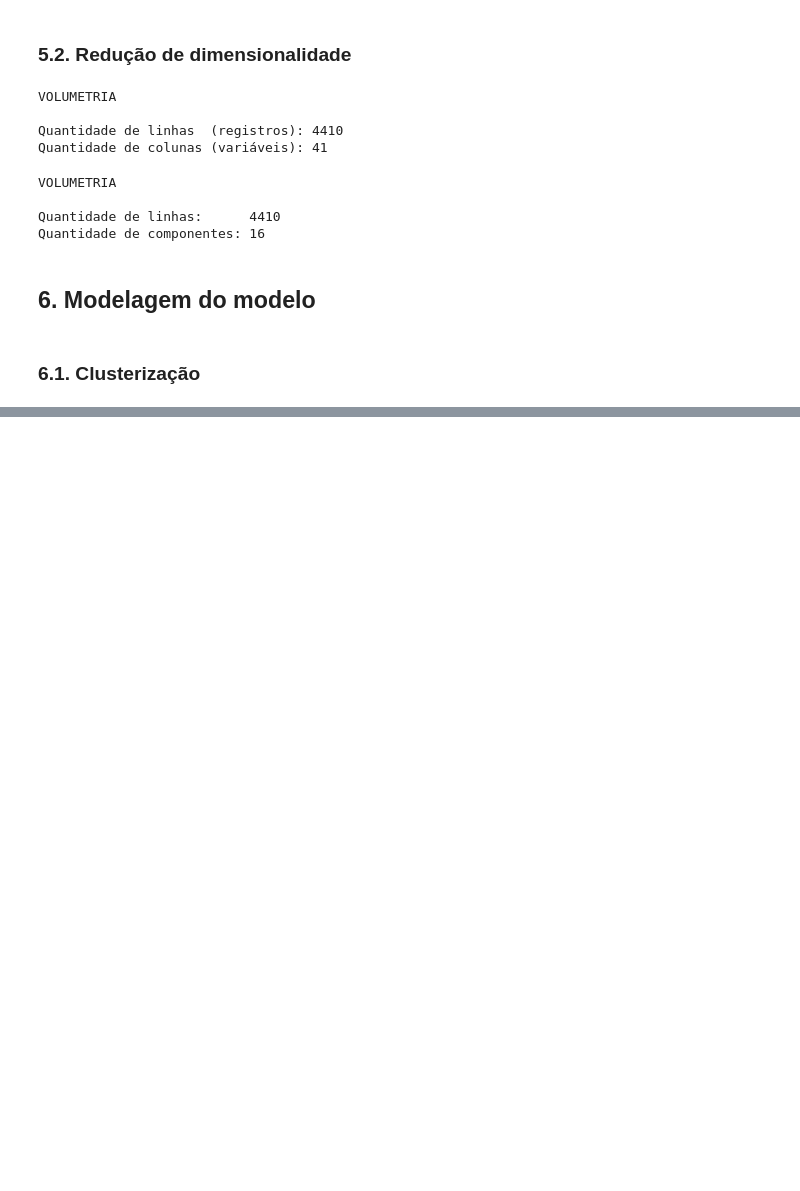
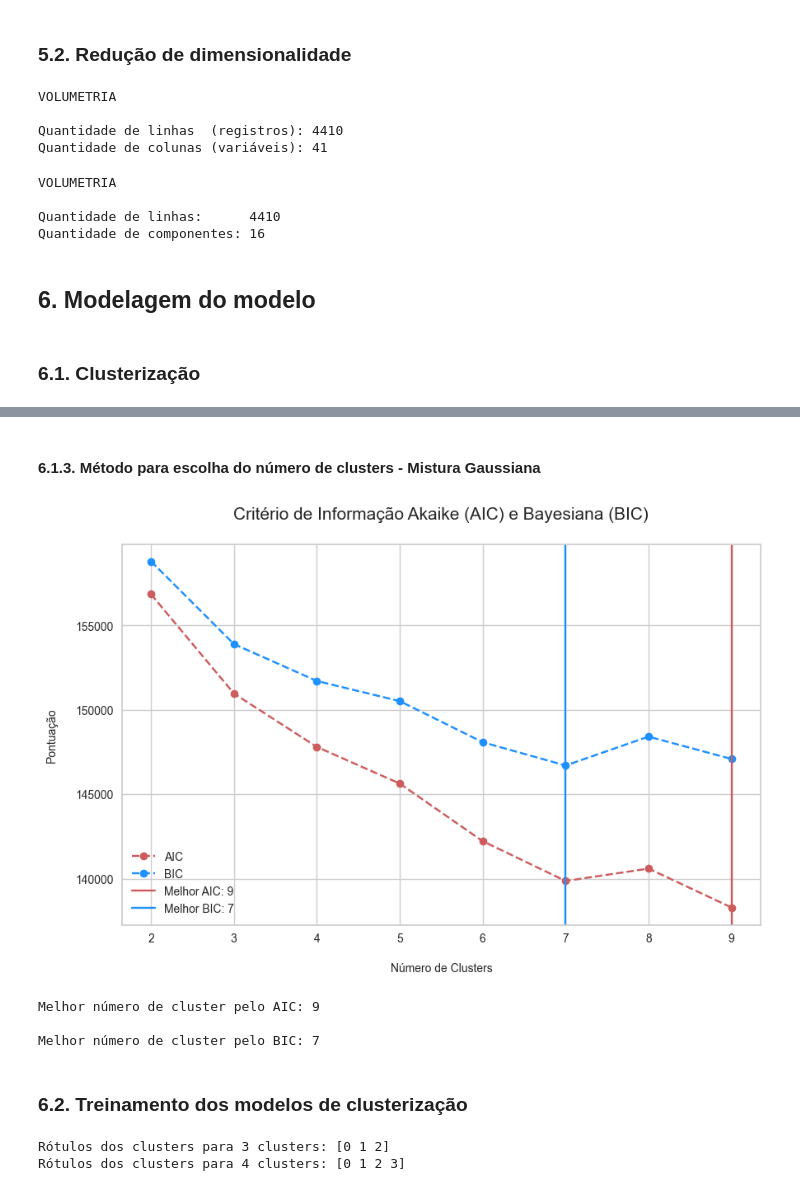
Before and after one commit to emso-exe/Analise_de_rh_-_people_analytics, a Jupyter notebook: 001_analise_de_rh.ipynb, the cells around one changed output, grey strips where cells are left out. Saved outputs shown, nothing was run; the diff lists cells and outputs as text; code cells hidden in the pictures; blank space fills up the shorter version.

```diff
--- a/001_analise_de_rh.ipynb
+++ b/001_analise_de_rh.ipynb
@@ -1394,0 +1433,75 @@ plt.show()
+# %% [markdown]
+#### 6.1.3. Método para escolha do número de clusters - Mistura Gaussiana
+# %%
+# Listas para armazenar os valores de AIC e BIC
+aic_scores = []
+bic_scores = []
+
+# Número de cluster a serem testados
+n_cluster = range(2, 10)
+
+# Loop para testar diferentes números de clusters (de 2 a 9)
+for n in n_cluster:
+    # Inicialização do modelo GMM com o número de clusters atual
+    gmm = GaussianMixture(n_components=n, random_state=0, covariance_type='full')
+    gmm.fit(df_componentes)
+    # Adiciona os valores de AIC e BIC às listas correspondentes
+    aic_scores.append(gmm.aic(df_componentes))
+    bic_scores.append(gmm.bic(df_componentes))
+
+# Encontrar o número de clusters com o menor AIC e BIC
+best_n_aic = n_cluster[aic_scores.index(min(aic_scores))]
+best_n_bic = n_cluster[bic_scores.index(min(bic_scores))]
+
+# Criar o gráfico de linhas
+plt.figure(figsize=(10, 6))
+plt.plot(n_cluster, aic_scores, marker='o', linestyle='--', color='indianred', label='AIC')
+plt.plot(n_cluster, bic_scores, marker='o', linestyle='--', color='dodgerblue', label='BIC')
+
+# Adicionar linhas verticais nos melhores números de clusters para AIC e BIC
+plt.axvline(x=best_n_aic, color='indianred', linestyle='-', label=f'Melhor AIC: {best_n_aic}')
+plt.axvline(x=best_n_bic, color='dodgerblue', linestyle='-', label=f'Melhor BIC: {best_n_bic}')
+
+# Adiciona título e rótulos aos eixos do gráfico
+plt.title('Critério de Informação Akaike (AIC) e Bayesiana (BIC)\n', fontsize=15)
+plt.xlabel('\nNúmero de Clusters', fontsize=10)
+plt.ylabel('Pontuação\n', fontsize=10)
+
+# Adicionando a legenda
+plt.legend()
+
+# Exibindo o gráfico
+plt.show()
+
+print(f'\nMelhor número de cluster pelo AIC: {best_n_aic}')
+print(f'\nMelhor número de cluster pelo BIC: {best_n_bic}')
+# %% [output]
+[figure, added]
+Melhor número de cluster pelo AIC: 9
+
+Melhor número de cluster pelo BIC: 7
+# %% [markdown]
+### 6.2. Treinamento dos modelos de clusterização
+# %%
+# Listas para armazenar os modelos KMeans
+kmeans_models=[]
+
+# Loop para treinar KMeans com 3 e 4 clusters
+for n in range(3, 5):
+    # Inicializa e treina o modelo KMeans
+    kmeans = KMeans(n_clusters=n, n_init='auto', random_state=0)
+    kmeans.fit(df_componentes)
+
+    # Armazena o modelo treinado
+    kmeans_models.append(kmeans)
+    # Obter os centróides dos clusters
+    #centroids = kmeans.cluster_centers_
+    # Obter os rótulos dos clusters
+    labels = kmeans.labels_
+    # Aplicação dos rótulos ao DataFrame original
+    df[f'Cluster_{n}'] = labels
+
+    print(f'Rótulos dos clusters para {n} clusters: {np.unique(labels)}')
+# %% [output]
+Rótulos dos clusters para 3 clusters: [0 1 2]
+Rótulos dos clusters para 4 clusters: [0 1 2 3]
```
Also changed, not shown: parts of 11 cells of this notebook.
